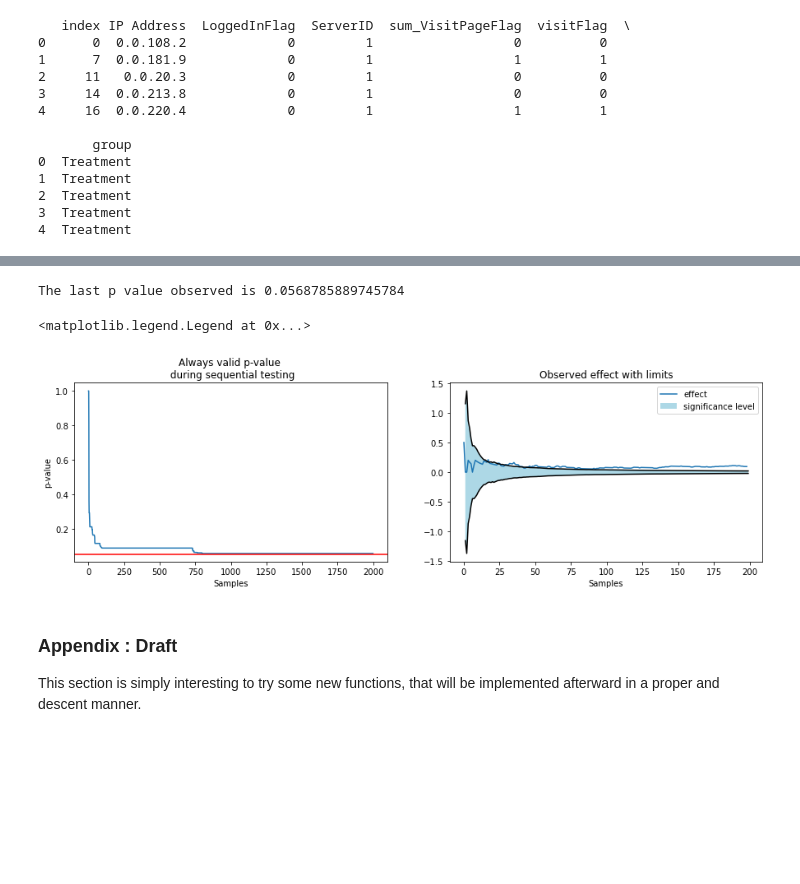
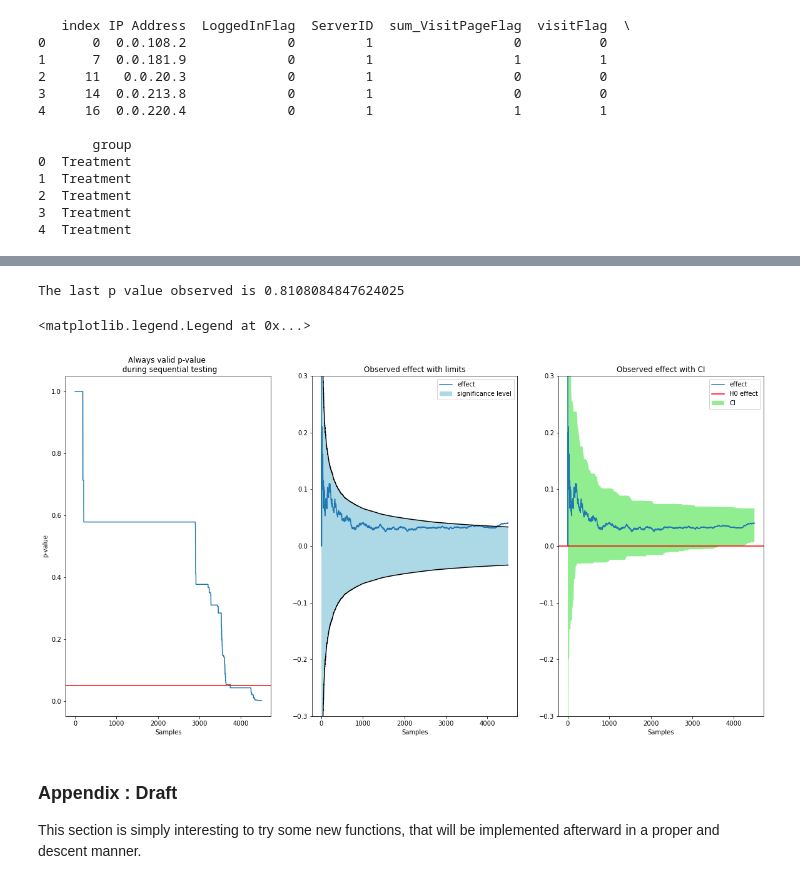
Before and after one commit to paulcout/OCE-project, a Jupyter notebook: OCE_code.ipynb, the cells around one changed output, grey strips where cells are left out. Drawn from its saved outputs; the diff is of its cells as text; code cells hidden in the pictures; blank space fills up the shorter version.

```diff
--- a/OCE_code.ipynb
+++ b/OCE_code.ipynb
@@ -259,6 +311,8 @@ n2 = control.shape[0]
 n = min(n1,n2)
 
 stat_n = [1]
+p_n = [1]
+
 Xn = []
 Xn_mean = []
 
@@ -268,6 +322,9 @@ Yn_mean = []
 Zn = []
 
 Vn = []
+
+CImin =[-np.inf]
+CImax =[+np.inf]
 
 delta_thetalim = []
 
@@ -288,13 +345,29 @@ for i in range(n):
         stat_tmp = 1
     else:
         stat_tmp = np.sqrt(Vn[-1]/(Vn[-1]+j*tau**2))* np.exp(((j*tau)**2*(Yn_mean - Xn_mean-theta0)**2)/(2*Vn[-1]*(Vn[-1]+j*tau**2)))
-    true_stat = min(stat_n[-1],stat_tmp)
-    stat_n = stat_n + [true_stat]
 
 
-    diff_thetalim = np.log(np.sqrt((Vn[-1]+j*tau**2)/Vn[-1]) * (1/alpha)) *(2*Vn[-1]*(Vn[-1]+j*tau**2))/((j*tau)**2)
+    stat_n = stat_n + [stat_tmp]
 
+    p_n = p_n + [min(p_n[-1],1/stat_n[-1])]
+
+
+    diff_thetalim = np.sqrt(np.abs(np.log(np.sqrt((Vn[-1]+j*tau**2)/Vn[-1]) * (1/alpha)) *(2*Vn[-1]*(Vn[-1]+j*tau**2))/((j*tau)**2)))
     delta_thetalim = delta_thetalim + [diff_thetalim]
+
+    CIdiff = np.sqrt(np.abs(np.log(np.sqrt((Vn[-1]+j*tau**2)/Vn[-1]) * (1/alpha)) *(2*Vn[-1]*(Vn[-1]+j*tau**2))/((j*tau)**2)))
+
+    CImin_temp = Zn[-1] - CIdiff
+    CImax_temp = Zn[-1] + CIdiff
+
+    if CImin_temp>CImax[-1] or CImax_temp< CImin[-1]: # Meaning no intersection
+        CImax = CImax + [np.nan]
+        CImin = CImin + [np.nan]
+
+    else :
+        CImax = CImax + [min(CImax[-1],CImax_temp)]
+        CImin = CImin + [max(CImin[-1],CImin_temp)]
+
 
     # To monitor the progress
     if i%1000 ==0 :
@@ -319,38 +392,47 @@ for i in range(n):
 16000
 # %%
 
-figure, axes = plt.subplots(nrows=1, ncols=2,figsize=(15,4))
+figure, axes = plt.subplots(nrows=1, ncols=3,figsize=(20,10))
 
 
 ##### First plot : p-value
-axes[0].plot(stat_n[0:2000]) # We diminished the windows
+axes[0].plot(p_n[0:4500]) # We diminished the windows
 axes[0].axhline(y=0.05, color='r', linestyle='-')
 axes[0].set_title("Always valid p-value \n during sequential testing")
 axes[0].set_xlabel("Samples")
 axes[0].set_ylabel("p-value")
 
 last_pvalue = np.min(true_stat)
 print("The last p value observed is {pvalue}".format(pvalue = last_pvalue))
 # Interesting the author with an A/B test find a significance result while us, using an alpha of 0.05 we didn't.
 
 
 ##### Second plot : Observed size effect, and significant interval
-nwindow = 200
+nwindow = 4500
 
 thetamax = theta0 + np.asarray(delta_thetalim)
 thetamin = theta0 - np.asarray(delta_thetalim)
 x = np.arange(0, n, 1)
 
 axes[1].plot(Zn[1:nwindow],label="effect") # We diminished the windows
 axes[1].plot(x[1:nwindow], thetamin[1:nwindow],x[1:nwindow], thetamax[1:nwindow],color='black')
 axes[1].fill_between(x[1:nwindow], thetamin[1:nwindow], thetamax[1:nwindow],facecolor='lightblue',label="significance level")
+axes[1].set_ylim(-0.3,0.3)
 axes[1].set_title("Observed effect with limits")
 axes[1].set_xlabel("Samples")
 axes[1].legend(loc='best')
+
+axes[2].plot(Zn[1:nwindow],label="effect") # We diminished the windows
+axes[2].fill_between(x[1:nwindow], CImin[1:nwindow], CImax[1:nwindow],facecolor='lightgreen',label="CI")
+axes[2].axhline(y=0, color='r', linestyle='-', label="H0 effect")
+axes[2].set_ylim(-0.3,0.3)
+axes[2].set_title("Observed effect with CI")
+axes[2].set_xlabel("Samples")
+axes[2].legend(loc='best')
 # %% [output]
-The last p value observed is 0.0568785889745784
+The last p value observed is 0.8108084847624025
 <matplotlib.legend.Legend at 0x...>
-[figure, old version]
+[figure, new version]
 # %% [markdown]
 ### Appendix : Draft
 
```
Also changed, not shown: parts of 4 cells of this notebook.
